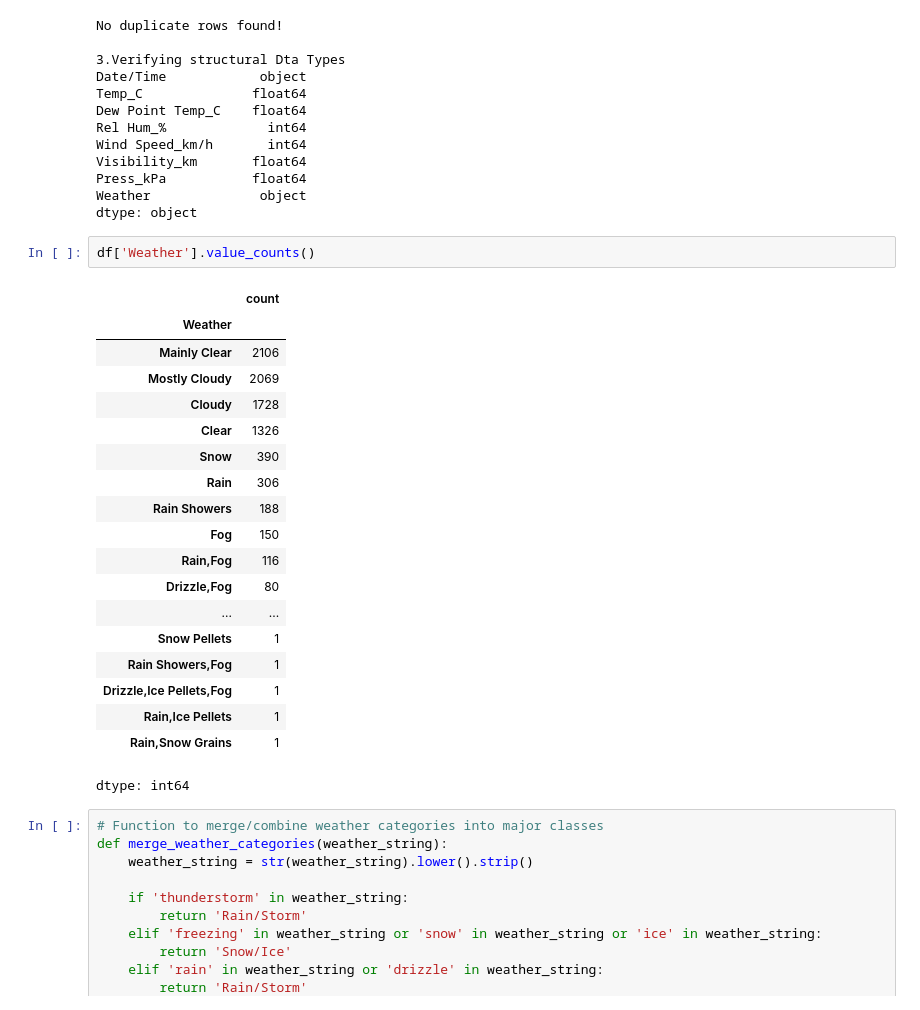
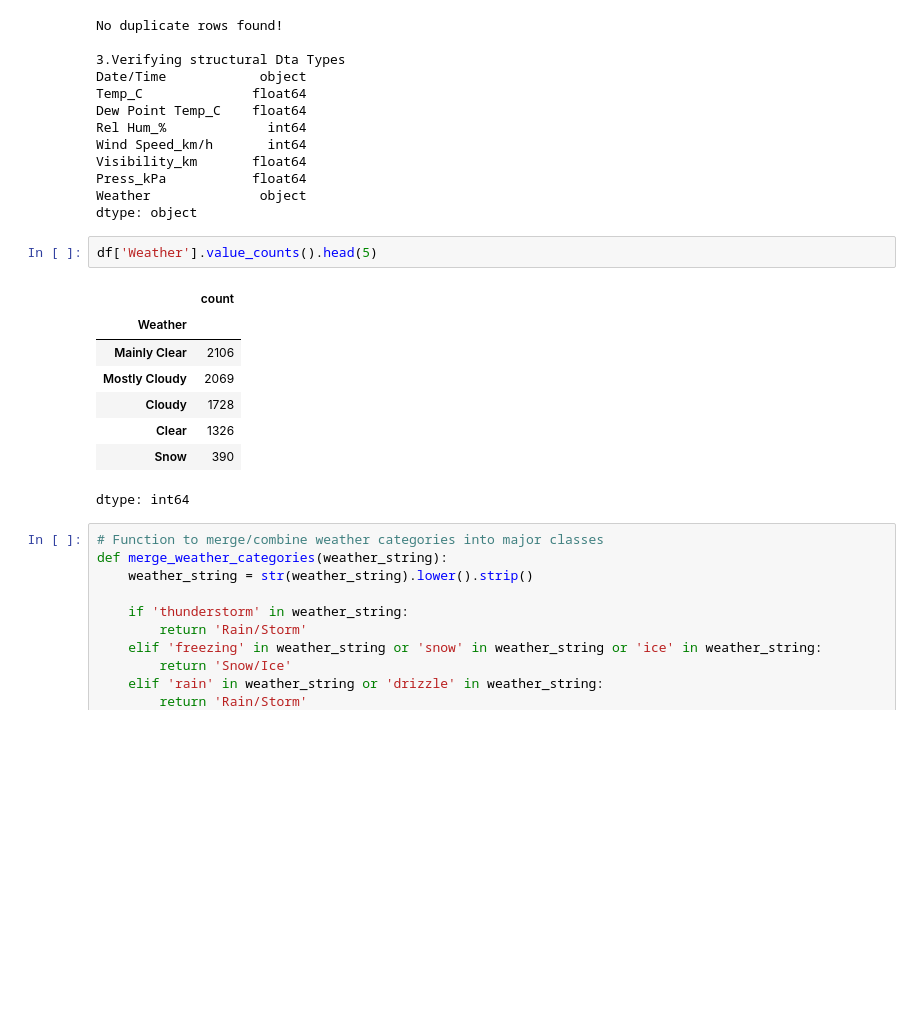
Before and after one commit to fino15/Machine-Learning-Assignment, a Jupyter notebook: Machine_learning_assignment.ipynb, the cells around one changed output. Cells and saved outputs as stored; diff of their text form; blank space fills up the shorter version.

```diff
--- a/Machine_learning_assignment.ipynb
+++ b/Machine_learning_assignment.ipynb
@@ -61,26 +61,15 @@ Press_kPa           float64
 Weather              object
 dtype: object
 # %%
-df['Weather'].value_counts()
+df['Weather'].value_counts().head(5)
 # %% [output]
 |  | count |
 | Weather |  |
 | Mainly Clear | 2106 |
 | Mostly Cloudy | 2069 |
 | Cloudy | 1728 |
 | Clear | 1326 |
 | Snow | 390 |
-| Rain | 306 |
-| Rain Showers | 188 |
-| Fog | 150 |
-| Rain,Fog | 116 |
-| Drizzle,Fog | 80 |
-| ... | ... |
-| Snow Pellets | 1 |
-| Rain Showers,Fog | 1 |
-| Drizzle,Ice Pellets,Fog | 1 |
-| Rain,Ice Pellets | 1 |
-| Rain,Snow Grains | 1 |
 dtype: int64
 # %%
 # Function to merge/combine weather categories into major classes
```
